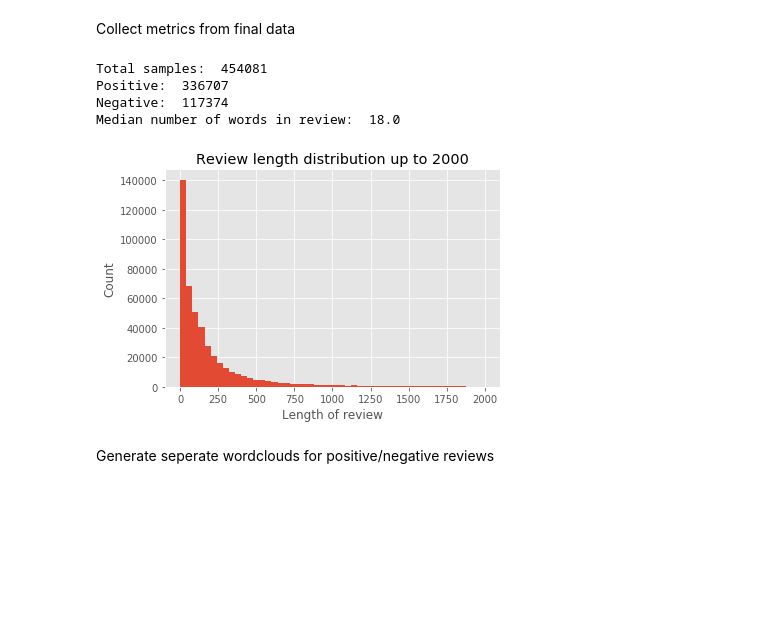
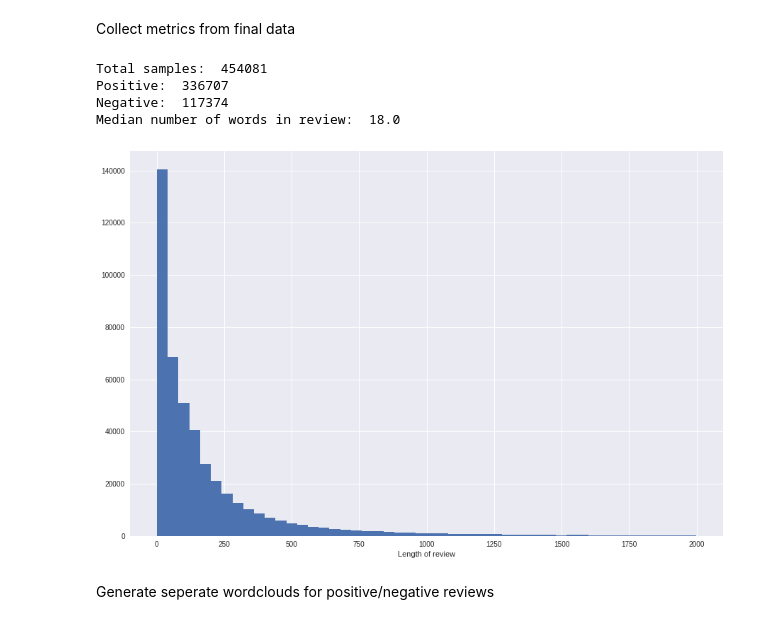
Before and after one commit to spitko/amazon-sentiment-analysis, a Jupyter notebook: cnn.ipynb, the cells around one changed output. Saved outputs shown, nothing was run; the diff lists cells and outputs as text; code cells hidden in the pictures; blank space fills up the shorter version.

```diff
--- a/cnn.ipynb
+++ b/cnn.ipynb
@@ -18,12 +18,5 @@ from tensorflow.python.keras.layers import Embedding
 from tensorflow.python.keras.layers import Conv1D
 from tensorflow.python.keras.layers import GlobalMaxPooling1D
 
-# Input data files are available in the "../input/" directory.
-# For example, running this (by clicking run or pressing Shift+Enter) will list all files under the input directory
-
-import os
-for dirname, _, filenames in os.walk('/kaggle/input'):
-    for filename in filenames:
-        print(os.path.join(dirname, filename))
-
-# Any results you write to the current directory are saved as output.
+%matplotlib inline
+plt.style.use("seaborn")
@@ -55,22 +51,20 @@ Collect metrics from final data
 # %%
 print("Total samples: ", data.review.count())
 print("Positive: ", data.rating.value_counts()[1])
 print("Negative: ", data.rating.value_counts()[0])
 median_words = np.median([len(s.split()) for s in data.review])
 print("Median number of words in review: ", median_words)
-%matplotlib inline
-plt.style.use("ggplot")
+plt.figure(figsize=(15, 10))
 plt.hist([len(s) for s in data.review], bins=50)
 plt.xlabel('Length of review')
-plt.ylabel('Count')
-plt.title('Review length distribution up to 2000')
+#plt.title('Review length distribution up to 2000')
 plt.show()
 # %% [output]
 Total samples:  454081
 Positive:  336707
 Negative:  117374
 Median number of words in review:  18.0
-[figure, old version]
+[figure, new version]
 # %% [markdown]
 Generate seperate wordclouds for positive/negative reviews
 # %%
```
Also changed, not shown: parts of 12 cells of this notebook, 4 other files.
